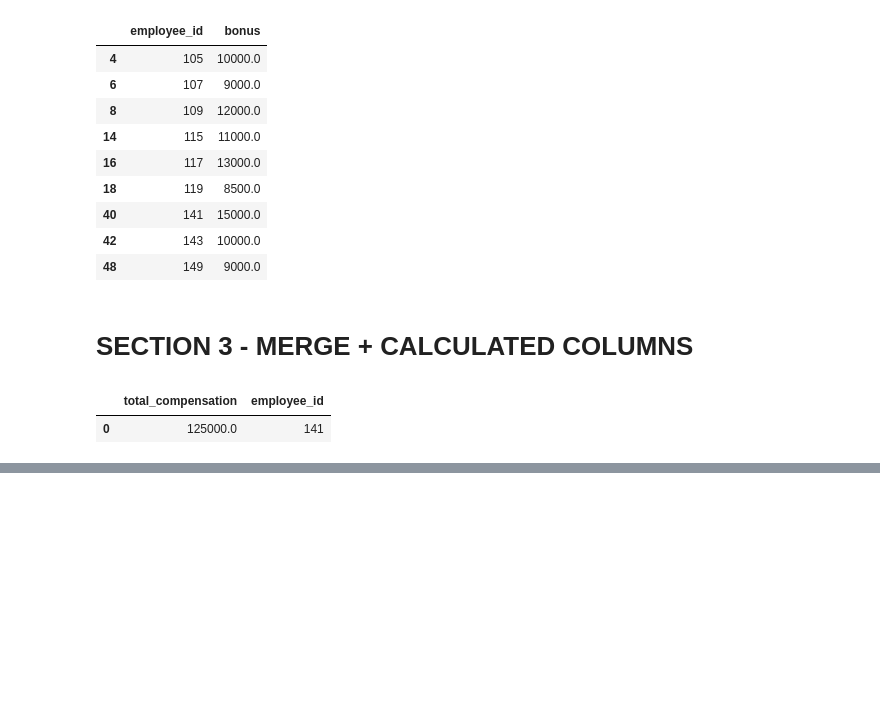
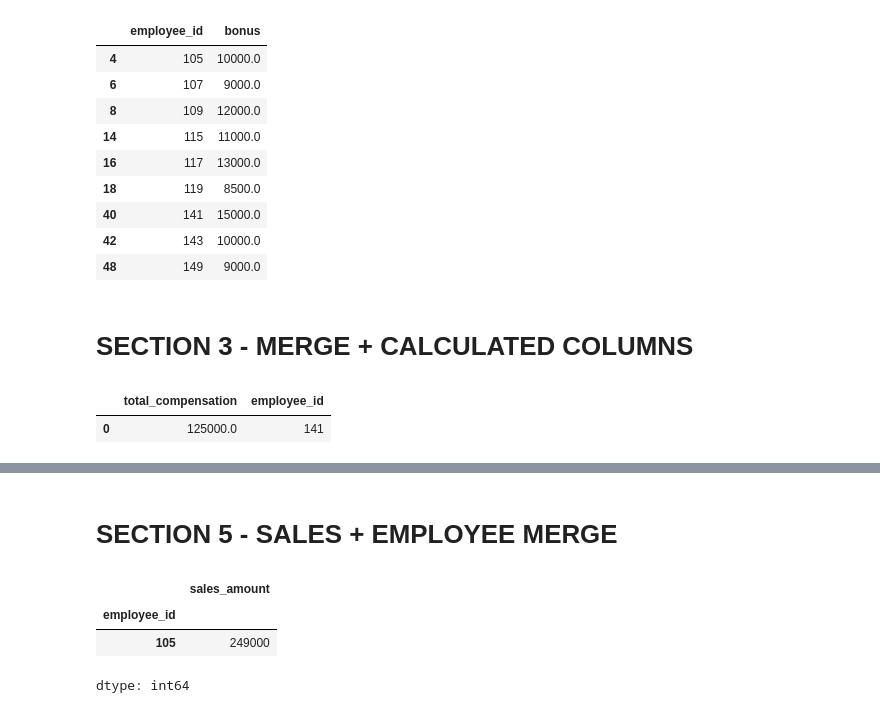
Before and after one commit to Vasista-G/GoogleCollab_Python, a Jupyter notebook: PandasLvL3/PandasLvL3Practice.ipynb, the cells around one changed output, grey strips where cells are left out. Cells and saved outputs as stored; diff of their text form; code cells hidden in the pictures; blank space fills up the shorter version.

```diff
--- a/PandasLvL3/PandasLvL3Practice.ipynb
+++ b/PandasLvL3/PandasLvL3Practice.ipynb
@@ -157,0 +204,13 @@ ebm.sort_values(by = "total_compensation", ascending = False, ignore_index= True
+# %% [markdown]
+# **SECTION 5 - SALES + EMPLOYEE MERGE**
+# %%
+sem = pd.merge(emp, sales, on = "employee_id", how = "inner")
+
+#43 Find the employee who generated the highest total sales.
+
+sem.groupby("employee_id")["sales_amount"].sum().nlargest(1)
+# %% [output]
+|  | sales_amount |
+| employee_id |  |
+| 105 | 249000 |
+dtype: int64
```
Also changed, not shown: parts of 6 cells of this notebook.
